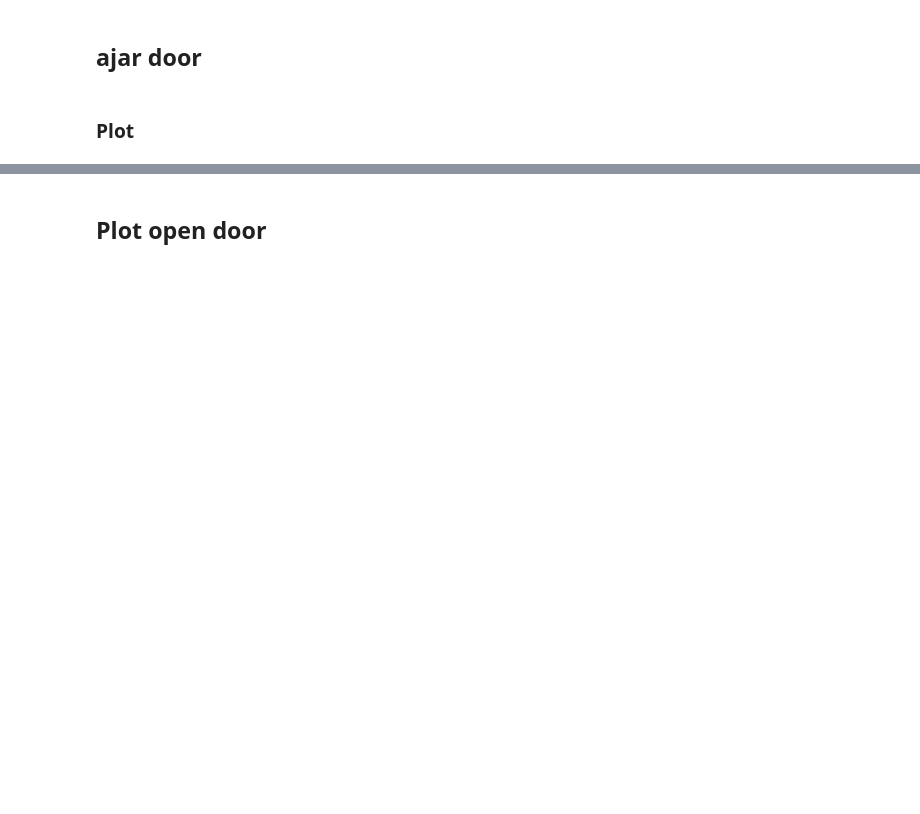
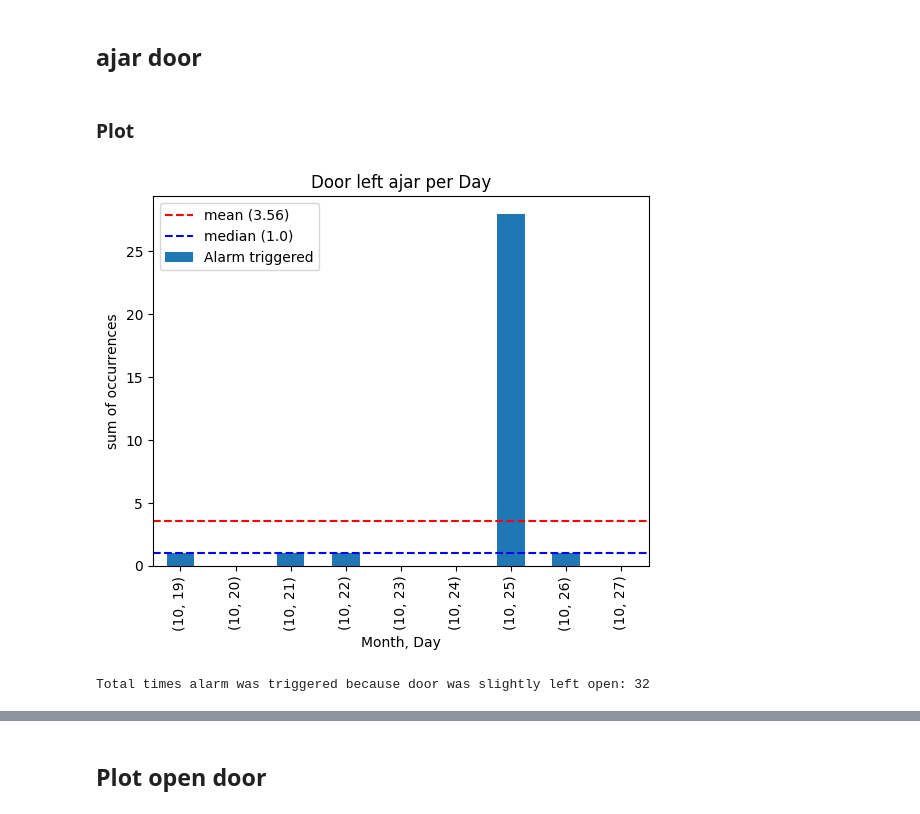
Before and after one commit to DamianAtlass/fridge-sensor, a Jupyter notebook: plotting.ipynb, the cells around one changed output, grey strips where cells are left out. Drawn from its saved outputs; the diff is of its cells as text; code cells hidden in the pictures; blank space fills up the shorter version.

```diff
--- a/plotting.ipynb
+++ b/plotting.ipynb
@@ -83,18 +56,19 @@ plt.show()
 # %% [markdown]
 ## ajar door
 # %%
-ajar_df = df[["t" ,"Door_ajar", "Alarm level"]].copy()
-#ajar_df["Door"] = ajar_df["Door"].apply(lambda x: 1 if x == "ajar" else 0) # make numeric for processing
+def get_df_door_ajar(df: pd.DataFrame) -> pd.DataFrame:
+    df = df[["t" ,"Door_ajar", "Alarm level"]].copy()
 
-ajar_df["Door_ajar"] = np.where(ajar_df["Door_ajar"] & (ajar_df["Alarm level"] > 2), 1, 0) # filter for slightly open door and alarm level (repeated measurements)
+    df["Door_ajar"] = np.where(df["Door_ajar"] & (df["Alarm level"] > 2), 1, 0) # filter for slightly open door and alarm level (repeated measurements)
 
-# find beginnings (find all [0,1] occurrences)
-idx = np.where(
-    np.all(np.lib.stride_tricks.sliding_window_view(ajar_df["Door_ajar"].copy(), 2) == [0,1], axis=1)
-)[0] + 1 # +1 so that we don't find the 0s
+    # find beginnings (find all [0,1] occurrences)
+    idx = np.where(
+        np.all(np.lib.stride_tricks.sliding_window_view(df["Door_ajar"].copy(), 2) == [0,1], axis=1)
+    )[0] + 1 # +1 so that we don't find the 0s
 
-beginnings = np.zeros((len(ajar_df)))
-beginnings[idx] = 1
-ajar_df["Door_ajar_start"] = beginnings
+    beginnings = np.zeros((len(df)))
+    beginnings[idx] = 1
+    df["Door_ajar_start"] = beginnings.astype(int)
+    return df
 # %% [markdown]
 ### Plot
@@ -111,12 +75,19 @@ print("Total times alarm was triggered because door was slightly left open:", in
 # %%
-tmp = ajar_df.copy()
-tmp["t"] = ajar_df["t"].apply(lambda t: (t.month, t.day))
-tmp = tmp.groupby("t")["Door_ajar_start"].sum()
+def plot_hist_ajars(df: pd.DataFrame, mode : str):
+    df["t"] = df["t"].apply(lambda t: (t.month, t.day))
+    df_grouped = df.groupby("t")["Door_ajar_start"].sum()
 
-tmp.plot(kind="bar", label="Alarm triggered")
-plt.xlabel("Month, Day")
-plt.ylabel("sum of occurrences")
-plt.title("Occurrences per Day")
-plt.axhline(tmp.mean(), linestyle="--", color="r", label="mean")
-plt.legend()
-plt.show()
+    df_grouped.plot(kind="bar", label="Alarm triggered")
+    plt.xlabel("Month, Day")
+    plt.ylabel("sum of occurrences")
+    plt.title("Door left ajar per Day")
+    plt.axhline(df_grouped.mean(), linestyle="--", color="r", label=f"mean ({round(df_grouped.mean(), 2)})")
+    plt.axhline(df_grouped.median(), linestyle="--", color="b", label=f"median ({round(df_grouped.median(), 2)})")
+    plt.legend()
+    plt.show()
+    print("Total times alarm was triggered because door was slightly left open:", sum(df["Door_ajar_start"]))
+
+plot_hist_ajars(get_df_door_ajar(df.copy()), "d")
+# %% [output]
+[figure, added]
+Total times alarm was triggered because door was slightly left open: 32
```
Also changed, not shown: parts of 10 cells of this notebook.
